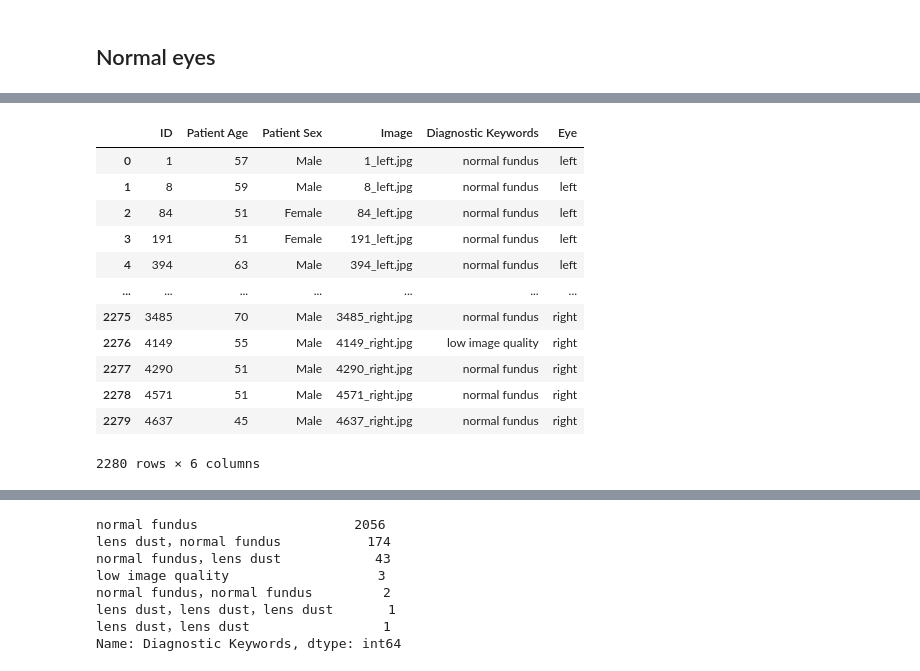
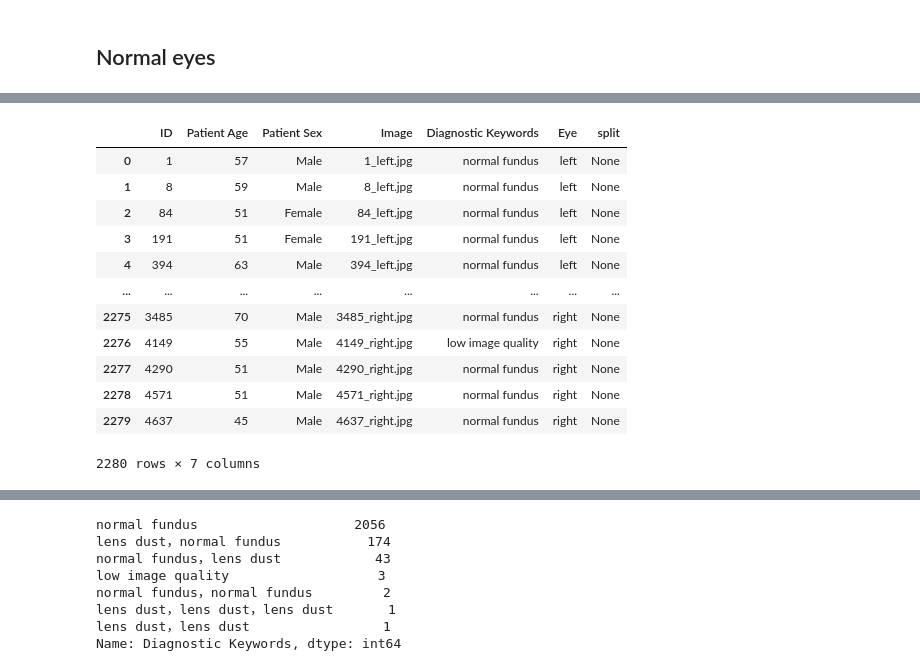
Before and after one commit to madhava20217/Ocular-Disease-Multiclass-Identification-ODIR19-, a Jupyter notebook: Preprocessing.ipynb, the cells around one changed output, grey strips where cells are left out. Saved outputs shown, nothing was run; the diff lists cells and outputs as text; code cells hidden in the pictures.

```diff
--- a/Preprocessing.ipynb
+++ b/Preprocessing.ipynb
@@ -134,30 +225,32 @@ normal
 # %%
 normal = df[df['N'] == 1]
 left_normal = normal[['Patient Age','Patient Sex',
                       'Left-Fundus',
                       'Left-Diagnostic Keywords']].reset_index().rename(columns = {"Left-Fundus":"Image",
                                                                         "Left-Diagnostic Keywords" : "Diagnostic Keywords"})
 left_normal['Eye'] = 'left'
 
 right_normal = normal[['Patient Age','Patient Sex',
                       'Right-Fundus',
                       'Right-Diagnostic Keywords']].reset_index().rename(columns = {"Right-Fundus":"Image",
                                                                         "Right-Diagnostic Keywords" : "Diagnostic Keywords"})
 right_normal['Eye'] = 'right'
 
 normal = pd.concat([left_normal, right_normal]).reset_index(drop = True)
+normal_patient = pd.merge(left_normal,right_normal, on = ['ID', 'Patient Age', 'Patient Sex'], how = 'outer', suffixes = ['_left', '_right'])
+normal['split'] = None
 normal
 # %% [output]
-|  | ID | Patient Age | Patient Sex | Image | Diagnostic Keywords | Eye |
-| 0 | 1 | 57 | Male | 1_left.jpg | normal fundus | left |
-| 1 | 8 | 59 | Male | 8_left.jpg | normal fundus | left |
-| 2 | 84 | 51 | Female | 84_left.jpg | normal fundus | left |
-| 3 | 191 | 51 | Female | 191_left.jpg | normal fundus | left |
-| 4 | 394 | 63 | Male | 394_left.jpg | normal fundus | left |
-| ... | ... | ... | ... | ... | ... | ... |
-| 2275 | 3485 | 70 | Male | 3485_right.jpg | normal fundus | right |
-| 2276 | 4149 | 55 | Male | 4149_right.jpg | low image quality | right |
-| 2277 | 4290 | 51 | Male | 4290_right.jpg | normal fundus | right |
-| 2278 | 4571 | 51 | Male | 4571_right.jpg | normal fundus | right |
-| 2279 | 4637 | 45 | Male | 4637_right.jpg | normal fundus | right |
+|  | ID | Patient Age | Patient Sex | Image | Diagnostic Keywords | Eye | split |
+| 0 | 1 | 57 | Male | 1_left.jpg | normal fundus | left | None |
+| 1 | 8 | 59 | Male | 8_left.jpg | normal fundus | left | None |
+| 2 | 84 | 51 | Female | 84_left.jpg | normal fundus | left | None |
+| 3 | 191 | 51 | Female | 191_left.jpg | normal fundus | left | None |
+| 4 | 394 | 63 | Male | 394_left.jpg | normal fundus | left | None |
+| ... | ... | ... | ... | ... | ... | ... | ... |
+| 2275 | 3485 | 70 | Male | 3485_right.jpg | normal fundus | right | None |
+| 2276 | 4149 | 55 | Male | 4149_right.jpg | low image quality | right | None |
+| 2277 | 4290 | 51 | Male | 4290_right.jpg | normal fundus | right | None |
+| 2278 | 4571 | 51 | Male | 4571_right.jpg | normal fundus | right | None |
+| 2279 | 4637 | 45 | Male | 4637_right.jpg | normal fundus | right | None |
-2280 rows × 6 columns
+2280 rows × 7 columns
```
Also changed, not shown: parts of 21 cells of this notebook, 8 other files.
